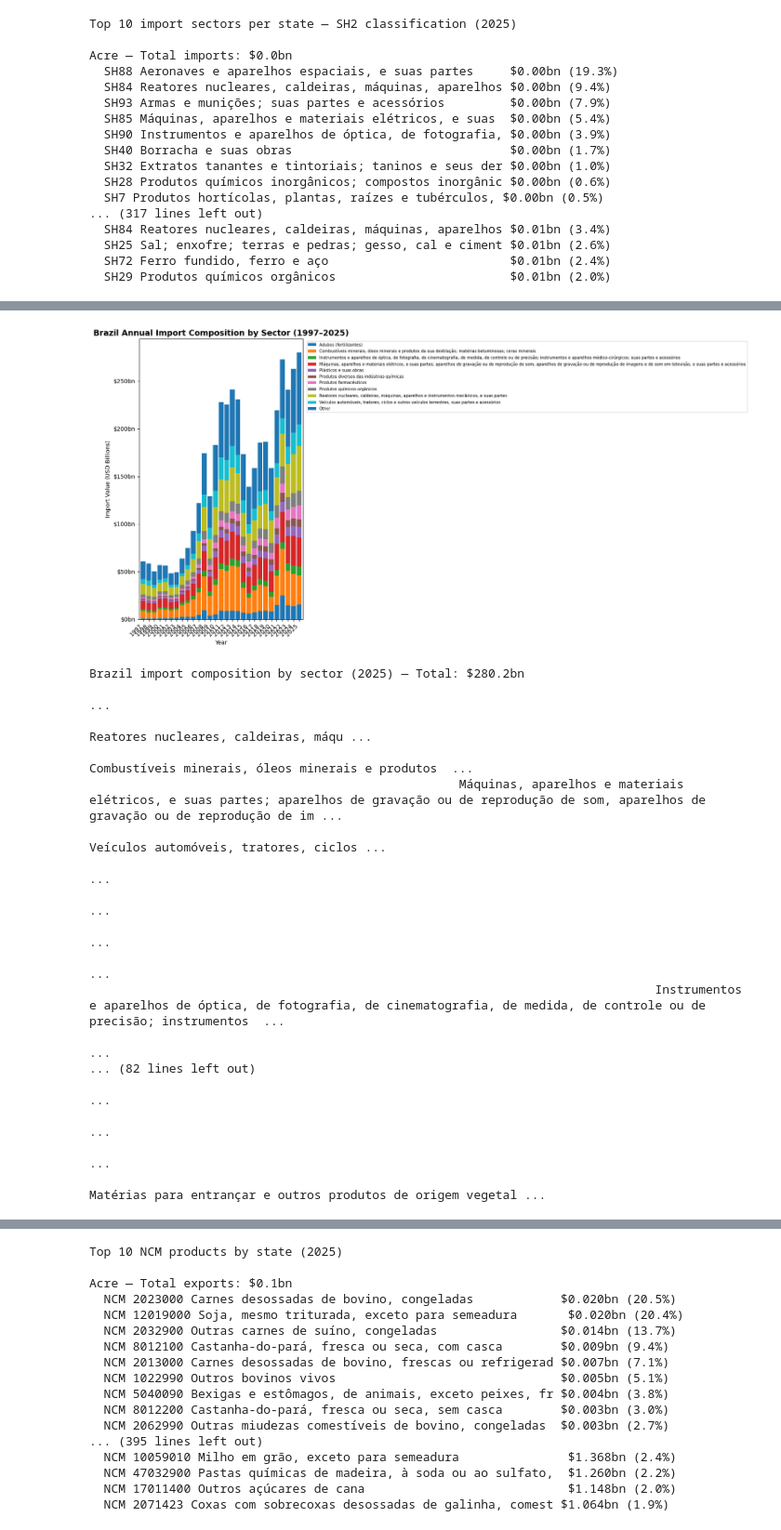
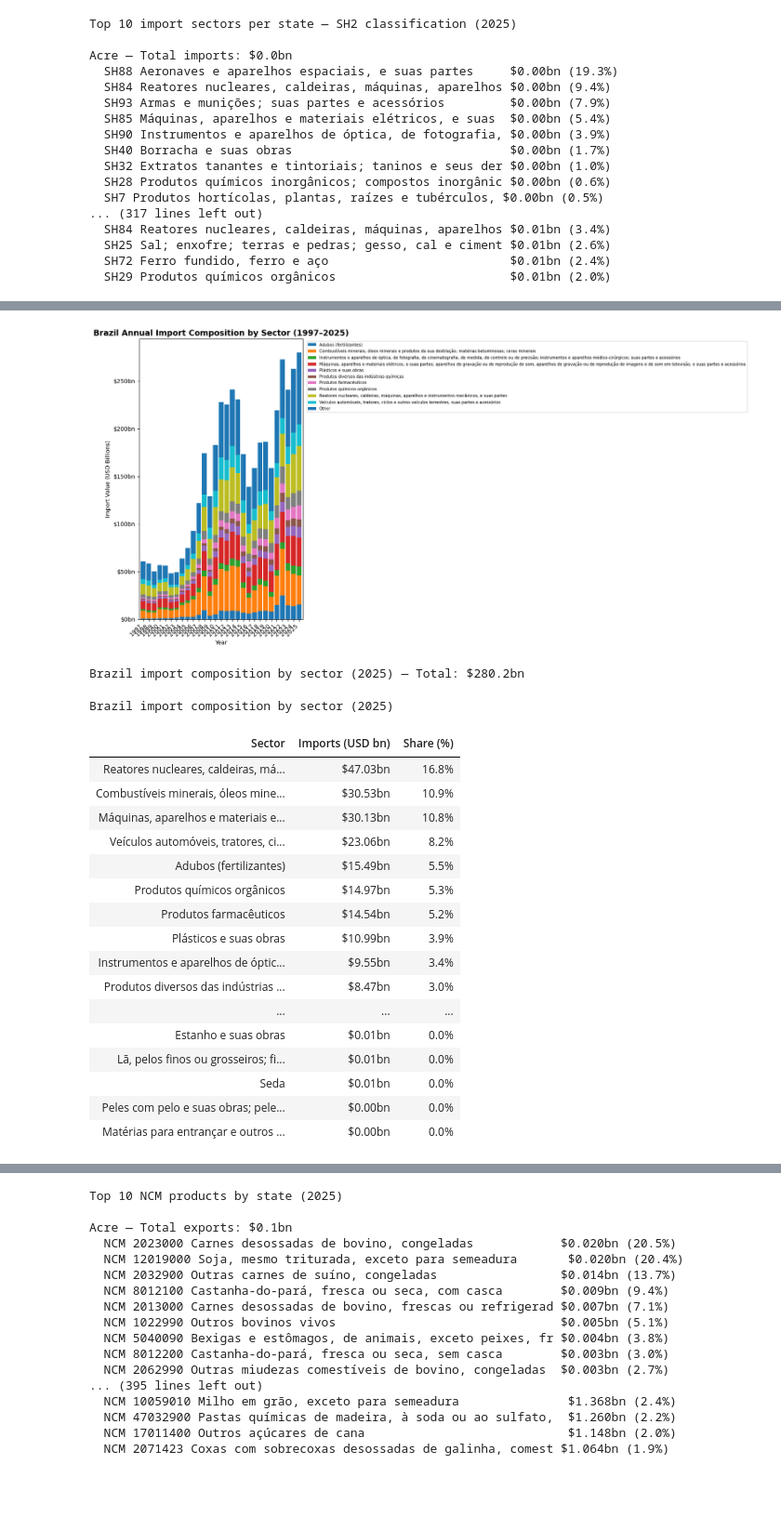
Before and after one commit to Eduardo-kohn/brazil-state-trade-analysis, a Jupyter notebook: SRC/Analysis/step2_state_competitiveness.ipynb, the cells around one changed output, grey strips where cells are left out. Shown at 93% size. Drawn from its saved outputs; the diff is of its cells as text; code cells hidden in the pictures; blank space fills up the shorter version.

```diff
--- a/SRC/Analysis/step2_state_competitiveness.ipynb
+++ b/SRC/Analysis/step2_state_competitiveness.ipynb
@@ -841,53 +1193,79 @@ df_brazil_imp_annual['sector_group'] = df_brazil_imp_annual['sector'].apply(
     lambda x: x if x in top10_imp_sectors else 'Other'
 )
 df_brazil_imp_grouped = (
     df_brazil_imp_annual.groupby(['year', 'sector_group'])['imports_usd_bn']
     .sum().reset_index()
 )
 df_brazil_imp_pivot = df_brazil_imp_grouped.pivot(
     index='year', columns='sector_group', values='imports_usd_bn'
 ).fillna(0)
 
 ## Reorder columns so Other is last
 cols_ordered = [c for c in df_brazil_imp_pivot.columns if c != 'Other'] + ['Other']
 df_brazil_imp_pivot = df_brazil_imp_pivot[cols_ordered]
 
 fig, ax = plt.subplots(figsize=(16, 8))
 df_brazil_imp_pivot.plot(kind='bar', stacked=True, ax=ax, width=0.85)
 ax.set_title(f"Brazil Annual Import Composition by Sector (1997–{MAX_YEAR})",
              fontsize=14, fontweight='bold')
 ax.set_xlabel("Year")
 ax.set_ylabel("Import Value (USD Billions)")
 ax.yaxis.set_major_formatter(mticker.FormatStrFormatter('$%.0fbn'))
 ax.legend(loc='upper left', fontsize=7, bbox_to_anchor=(1.01, 1))
 plt.xticks(rotation=45, ha='right')
 plt.tight_layout()
 plt.savefig('output_2_7b_brazil_imp_annual_bar.png', dpi=150, bbox_inches='tight')
 plt.show()
 
-print(f"\nBrazil import composition by sector ({MAX_YEAR}) — Total: ${df_brazil_imp_annual[df_brazil_imp_annual['year']==MAX_YEAR]['imports_usd_bn'].sum():.1f}bn")
-print(df_brazil_imp_annual[df_brazil_imp_annual['year'] == MAX_YEAR]\
-      .groupby('sector')['imports_usd_bn'].sum()\
-      .sort_values(ascending=False)\
-      .reset_index()\
-      .assign(share=lambda x: (x['imports_usd_bn'] / x['imports_usd_bn'].sum() * 100).round(1))\
-      .to_string(index=False))
+## Clean formatted summary table for MAX_YEAR
+df_imp_annual_display = (
+    df_brazil_imp_annual[df_brazil_imp_annual['year'] == MAX_YEAR]
+    .groupby('sector')['imports_usd_bn'].sum()
+    .sort_values(ascending=False)
+    .reset_index()
+    .assign(share=lambda x: (x['imports_usd_bn'] / x['imports_usd_bn'].sum() * 100).round(1))
+    .rename(columns={
+        'sector'        : 'Sector',
+        'imports_usd_bn': 'Imports (USD bn)',
+        'share'         : 'Share (%)'
+    })
+    .reset_index(drop=True)
+)
+
+df_imp_annual_display['Sector'] = df_imp_annual_display['Sector'].str[:55]
+df_imp_annual_display['Imports (USD bn)'] = df_imp_annual_display['Imports (USD bn)'].apply(
+    lambda x: f'${x:.2f}bn'
+)
+df_imp_annual_display['Share (%)'] = df_imp_annual_display['Share (%)'].apply(
+    lambda x: f'{x:.1f}%'
+)
+
+total = df_brazil_imp_annual[df_brazil_imp_annual['year'] == MAX_YEAR]['imports_usd_bn'].sum()
+print(f"\nBrazil import composition by sector ({MAX_YEAR}) — Total: ${total:.1f}bn\n")
+
+from IPython.display import display
+display(df_imp_annual_display.style
+    .set_caption(f"Brazil import composition by sector ({MAX_YEAR})")
+    .set_properties(**{'text-align': 'left'})
+    .hide(axis='index'))
 # %% [output]
 [figure]
 Brazil import composition by sector (2025) — Total: $280.2bn
-                                                                                                                                                                                                         ...
-                                                                                                                                                                     Reatores nucleares, caldeiras, máqu ...
-                                                                                                                                                       Combustíveis minerais, óleos minerais e produtos  ...
-                                                   Máquinas, aparelhos e materiais elétricos, e suas partes; aparelhos de gravação ou de reprodução de som, aparelhos de gravação ou de reprodução de im ...
-                                                                                                                                                                   Veículos automóveis, tratores, ciclos ...
-                                                                                                                                                                                                         ...
-                                                                                                                                                                                                         ...
-                                                                                                                                                                                                         ...
-                                                                                                                                                                                                         ...
-                                                                              Instrumentos e aparelhos de óptica, de fotografia, de cinematografia, de medida, de controle ou de precisão; instrumentos  ...
-                                                                                                                                                                                                         ...
-... (82 lines left out)
-                                                                                                                                                                                                         ...
-                                                                                                                                                                                                         ...
-                                                                                                                                                                                                         ...
-                                                                                                                                             Matérias para entrançar e outros produtos de origem vegetal ...
+Brazil import composition by sector (2025)
+| Sector | Imports (USD bn) | Share (%) |
+| Reatores nucleares, caldeiras, má... | $47.03bn | 16.8% |
+| Combustíveis minerais, óleos mine... | $30.53bn | 10.9% |
+| Máquinas, aparelhos e materiais e... | $30.13bn | 10.8% |
+| Veículos automóveis, tratores, ci... | $23.06bn | 8.2% |
+| Adubos (fertilizantes) | $15.49bn | 5.5% |
+| Produtos químicos orgânicos | $14.97bn | 5.3% |
+| Produtos farmacêuticos | $14.54bn | 5.2% |
+| Plásticos e suas obras | $10.99bn | 3.9% |
+| Instrumentos e aparelhos de óptic... | $9.55bn | 3.4% |
+| Produtos diversos das indústrias ... | $8.47bn | 3.0% |
+| ... | ... | ... |
+| Estanho e suas obras | $0.01bn | 0.0% |
+| Lã, pelos finos ou grosseiros; fi... | $0.01bn | 0.0% |
+| Seda | $0.01bn | 0.0% |
+| Peles com pelo e suas obras; pele... | $0.00bn | 0.0% |
+| Matérias para entrançar e outros ... | $0.00bn | 0.0% |
```
Also changed, not shown: parts of 68 cells of this notebook, 1 other file.
